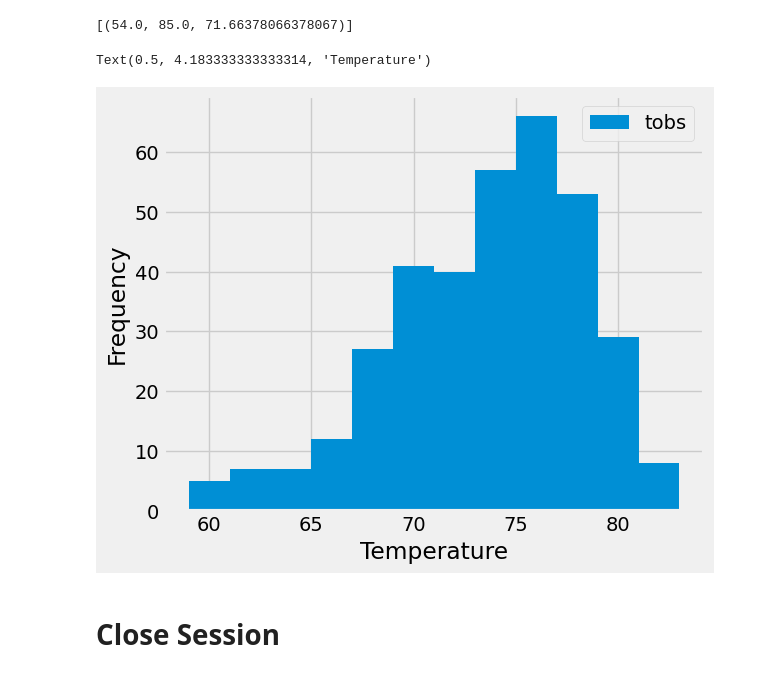
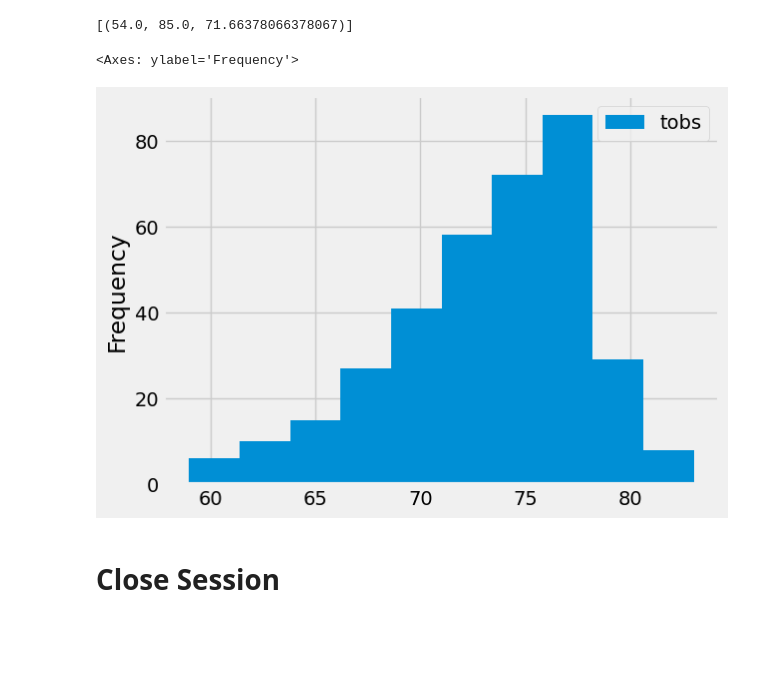
Before and after one commit to cjhornung/sqlalchemy-challenge, a Jupyter notebook: climate_starter.ipynb, the cells around one changed output. Drawn from its saved outputs; the diff is of its cells as text; code cells hidden in the pictures; blank space fills up the shorter version.

Commit message:
Finished Exploratory Station Analysis
Finished Exploratory Station Analysis and got started on app.py

```diff
--- a/climate_starter.ipynb
+++ b/climate_starter.ipynb
@@ -39,7 +39,7 @@ session = Session(engine)
 # Exploratory Precipitation Analysis
 # %%
 # Find the most recent date in the data set.
-last_row = session.query(Measurement).order_by(Measurement.date.desc()).first()
+last_row = session.query(Measurement).order_by(Measurement.date.desc('date')).first()
 last_row.__dict__['date']
 # %% [output]
 '2017-08-23'
@@ -98,6 +91,8 @@ prcp_df.describe()
 # %%
 # Design a query to find the most active stations (i.e. which stations have the most rows?)
 # List the stations and their counts in descending order.
+count_by_stations=session.query(Measurement.station.distinct(), func.count(Measurement.station)).group_by(Measurement.station).order_by(func.count(Measurement.station).desc()).all()
+count_by_stations
 # %% [output]
 [('USC00519281', 2772),
  ('USC00519397', 2724),
@@ -110,14 +105,22 @@ prcp_df.describe()
  ('USC00518838', 511)]
 # %%
 # Using the most active station id from the previous query, calculate the lowest, highest, and average temperature.
+most_active_station=count_by_stations[0][0]
+session.query(func.min(Measurement.tobs), func.max(Measurement.tobs), func.avg(Measurement.tobs)).filter(Measurement.station == most_active_station).all()
 # %% [output]
 [(54.0, 85.0, 71.66378066378067)]
 # %%
 # Using the most active station id
 # Query the last 12 months of temperature observation data for this station and plot the results as a histogram
+data = [Measurement.date,Measurement.tobs]
+filtered_data = session.query(*data).filter(Measurement.date >= end_date,Measurement.station == most_active_station).all()
+tobs_df=pd.DataFrame(filtered_data, columns=["date","tobs"])
+tobs_df=tobs_df.dropna(how='any')
+tobs_df=tobs_df.set_index('date')
+tobs_df.plot(kind="hist",xlabel="Temperature")
 # %% [output]
-Text(0.5, 4.183333333333314, 'Temperature')
+<Axes: ylabel='Frequency'>
-[figure, old version]
+[figure, new version]
 # %% [markdown]
 # Close Session
 # %%
```
Also changed, not shown: parts of 2 cells of this notebook.
